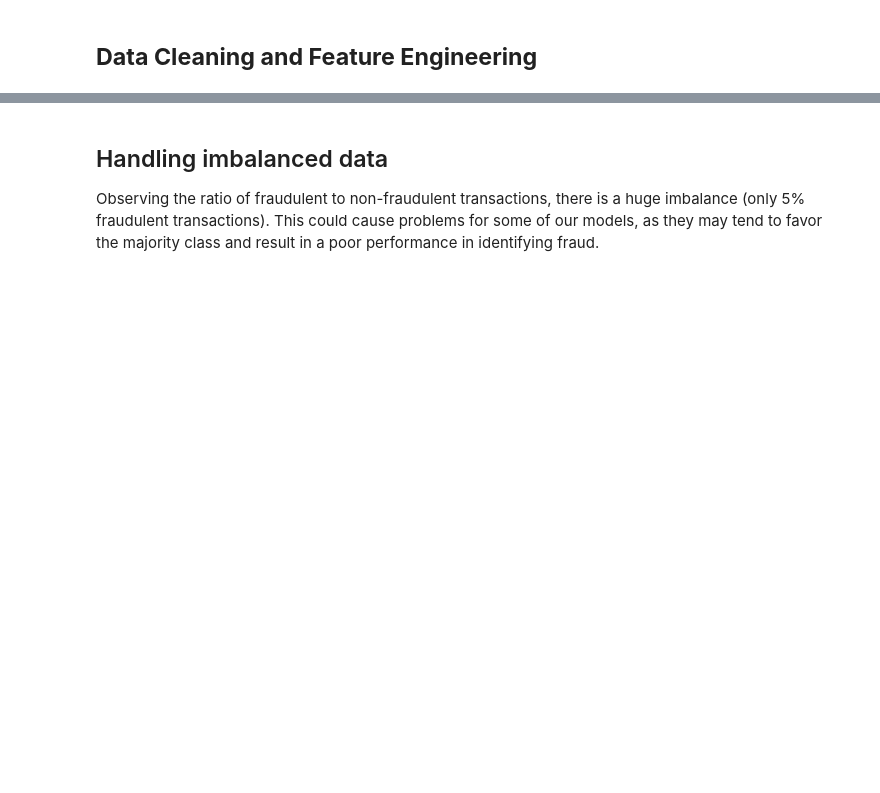
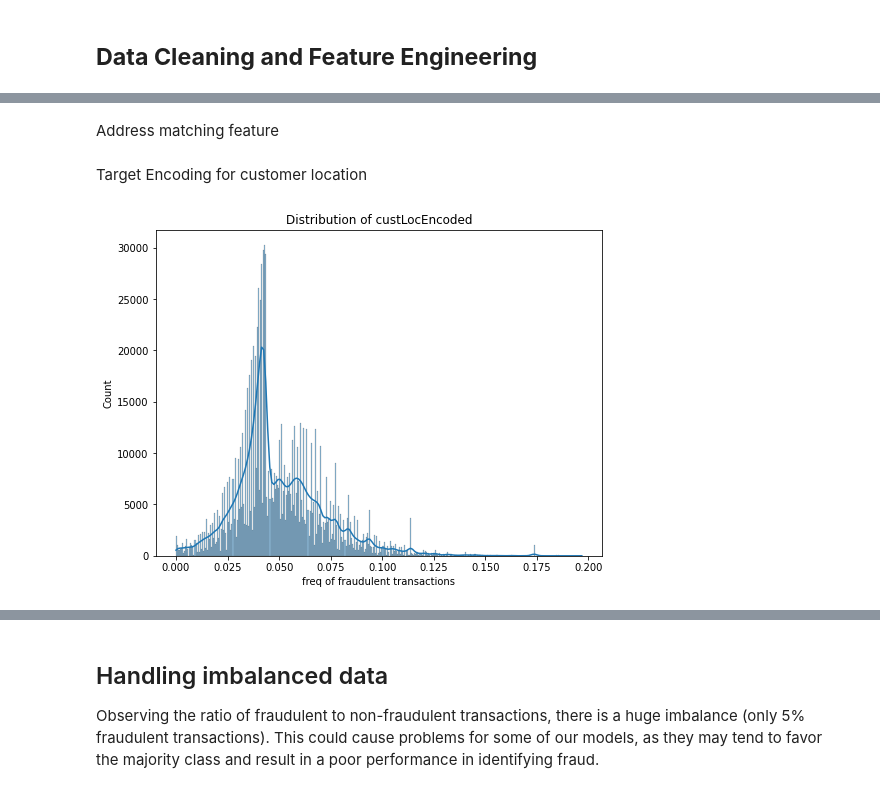
Before and after one commit to shawncch/bt4012_Group28, a Jupyter notebook: randomforest.ipynb, the cells around one changed output, grey strips where cells are left out. Drawn from its saved outputs; the diff is of its cells as text; code cells hidden in the pictures; blank space fills up the shorter version.

```diff
--- a/randomforest.ipynb
+++ b/randomforest.ipynb
@@ -294,0 +192,47 @@ final_data.head()
+# %%
+# Create time of day groups
+
+def time_of_day_groups(x):
+    if x < 6:
+        return 0
+    elif 6 <= x <= 11:
+        return 1
+    elif 12 <= x <= 17:
+        return 2
+    else:
+        return 3
+
+
+train['Time of Day'] = train['Transaction Hour'].apply(age_groups)
+val['Time of Day'] = val['Transaction Hour'].apply(age_groups)
+test['Time of Day'] = test['Transaction Hour'].apply(age_groups)
+# %% [markdown]
+Address matching feature
+# %%
+# Add address matching feature
+train['isAddressMatched'] = (train["Shipping Address"] == train["Billing Address"]).astype(int)
+val['isAddressMatched'] = (val["Shipping Address"] == val["Billing Address"]).astype(int)
+test['isAddressMatched'] = (test["Shipping Address"] == test["Billing Address"]).astype(int)
+# %% [markdown]
+Target Encoding for customer location
+# %%
+import category_encoders as ce
+
+# Initialize the target encoder
+target_encoder = ce.TargetEncoder(cols=['Customer Location'])
+
+# Fit the encoder on X_train using y_train
+train['custLocEncoded'] = target_encoder.fit_transform(train['Customer Location'], y_train)
+
+# Transform the validation and test sets using the fitted encoder
+val['custLocEncoded'] = target_encoder.transform(val['Customer Location'])
+test['custLocEncoded'] = target_encoder.transform(test['Customer Location'])
+# %%
+plt.figure(figsize=(8, 6))
+sns.histplot(train['custLocEncoded'], kde=True)
+plt.xlabel('freq of fraudulent transactions')
+plt.ylabel('Count')
+plt.title('Distribution of custLocEncoded')
+plt.show()
+# %% [output]
+[figure, added]
```
Also changed, not shown: parts of 77 cells of this notebook, 1 other file.
